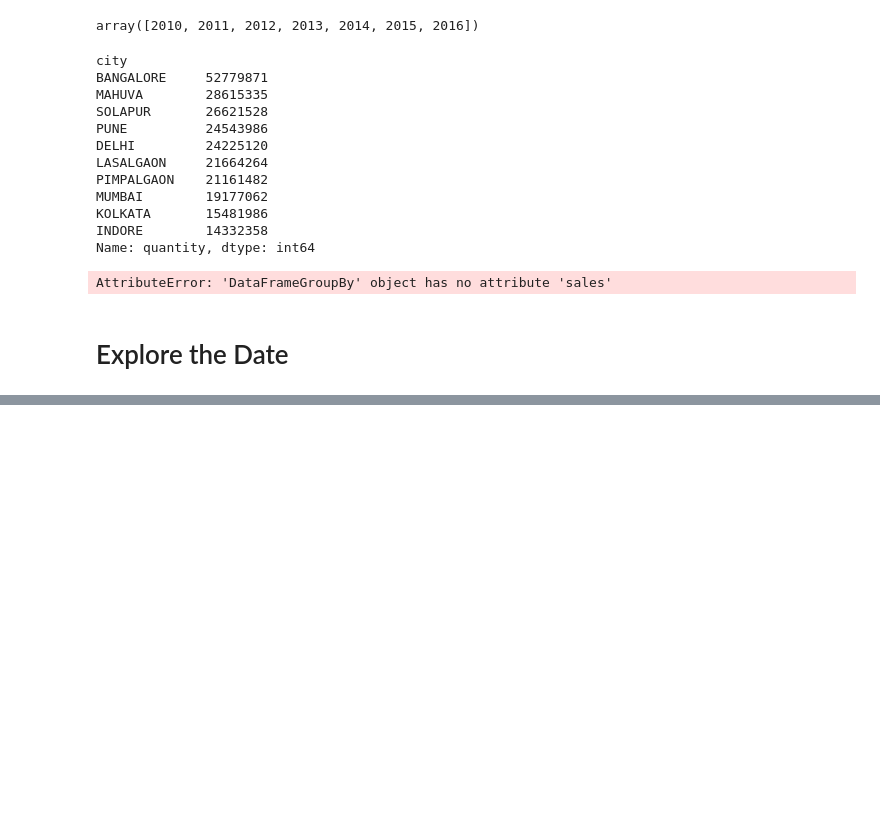
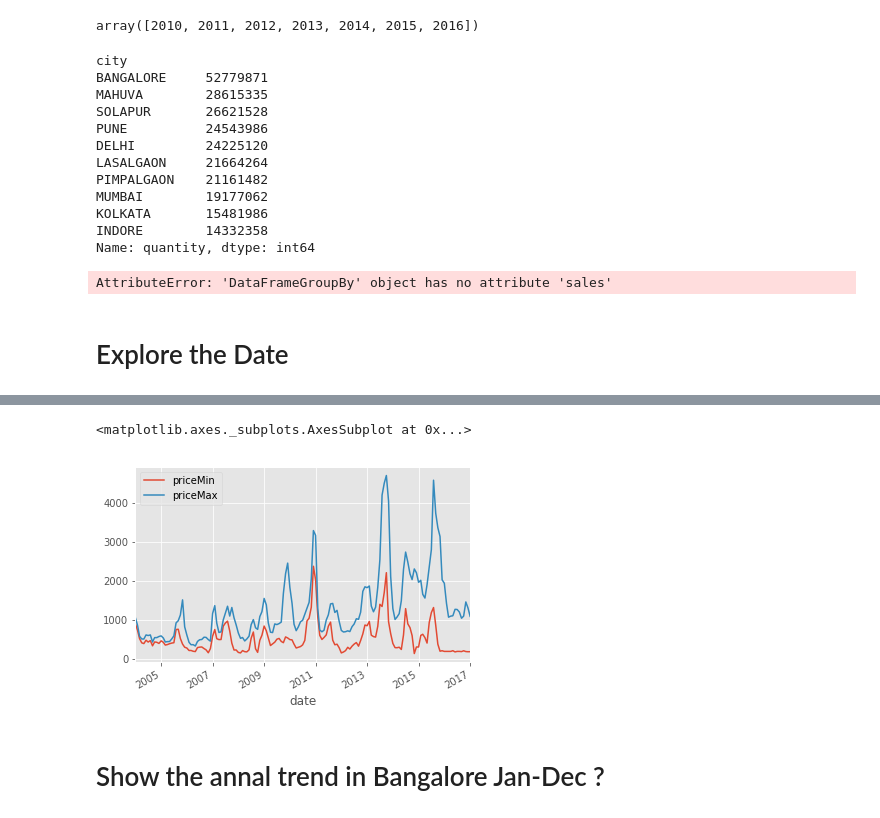
Before and after one commit to akshar/art-data-science, a Jupyter notebook: notebook/onion/onion_practice.ipynb, the cells around one changed output, grey strips where cells are left out. Drawn from its saved outputs; the diff is of its cells as text; code cells hidden in the pictures; blank space fills up the shorter version.

```diff
--- a/notebook/onion/onion_practice.ipynb
+++ b/notebook/onion/onion_practice.ipynb
@@ -463,0 +467,5 @@ AttributeError: 'DataFrameGroupBy' object has no attribute 'sales'
+# %%
+bangData.plot(kind="line",x="date", y=["priceMin","priceMax"])
+# %% [output]
+<matplotlib.axes._subplots.AxesSubplot at 0x...>
+[figure, added]
@@ -463,0 +474,2 @@ AttributeError: 'DataFrameGroupBy' object has no attribute 'sales'
+# %% [markdown]
+# Show the annal trend in Bangalore Jan-Dec ?
```
Also changed, not shown: parts of 20 cells of this notebook.
